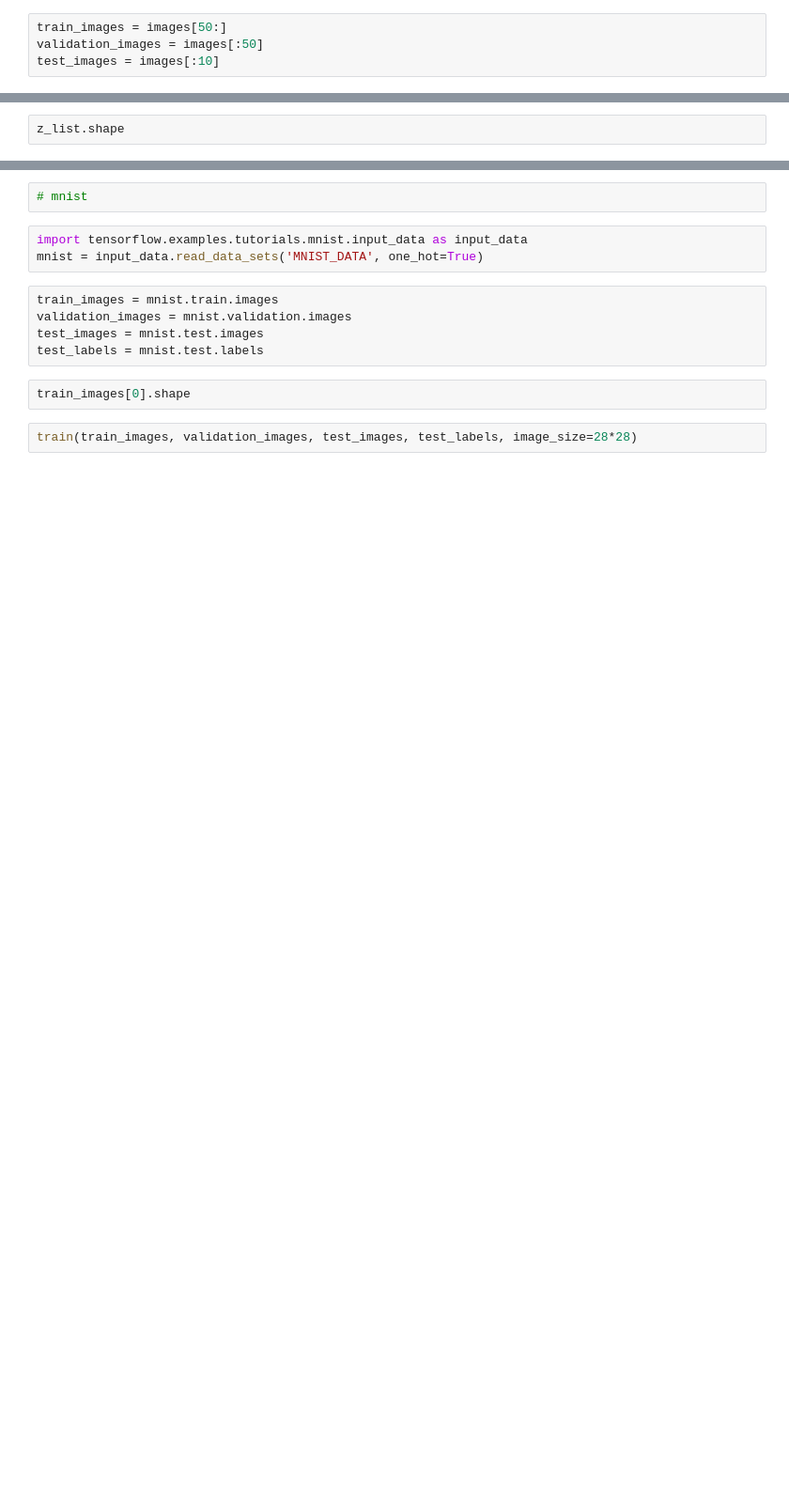
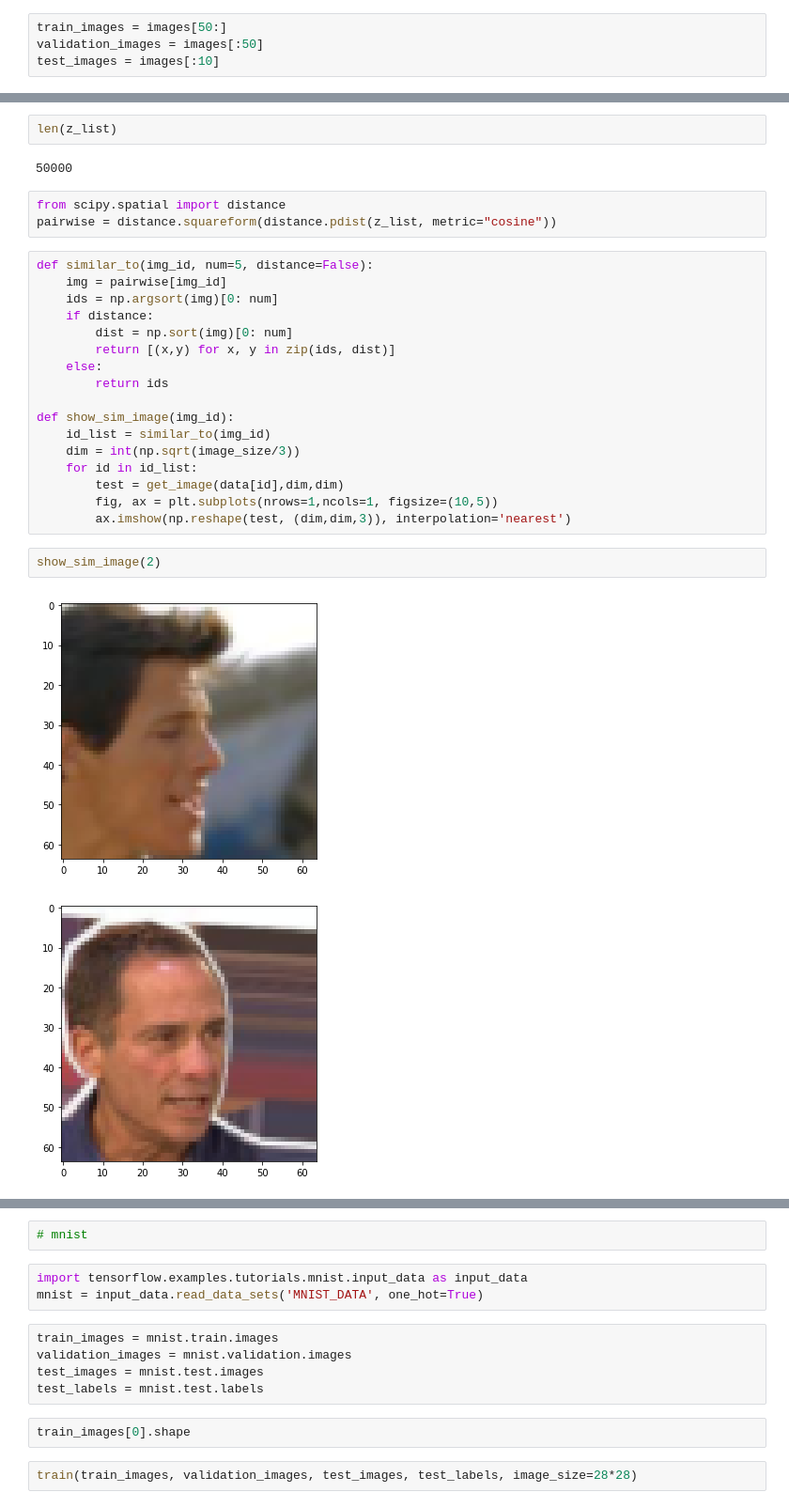
Before and after one commit to Tdual/vae, a Jupyter notebook: vae.ipynb, the cells around one changed output, grey strips where cells are left out. Shown at 94% size. Saved outputs shown, nothing was run; the diff lists cells and outputs as text; blank space fills up the shorter version.

```diff
--- a/vae.ipynb
+++ b/vae.ipynb
@@ -275,2 +283,29 @@ z_list = get_z(images)
-# %%
-z_list.shape
+# %%
+len(z_list)
+# %% [output]
+50000
+# %%
+from scipy.spatial import distance
+pairwise = distance.squareform(distance.pdist(z_list, metric="cosine"))
+# %%
+def similar_to(img_id, num=5, distance=False):
+    img = pairwise[img_id]
+    ids = np.argsort(img)[0: num]
+    if distance:
+        dist = np.sort(img)[0: num]
+        return [(x,y) for x, y in zip(ids, dist)]
+    else:
+        return ids
+
+def show_sim_image(img_id):
+    id_list = similar_to(img_id)
+    dim = int(np.sqrt(image_size/3))
+    for id in id_list:
+        test = get_image(data[id],dim,dim)
+        fig, ax = plt.subplots(nrows=1,ncols=1, figsize=(10,5))
+        ax.imshow(np.reshape(test, (dim,dim,3)), interpolation='nearest')
+# %%
+show_sim_image(2)
+# %% [output]
+[figure, added]
+[figure, added]
```
Also changed, not shown: parts of 11 cells of this notebook.
